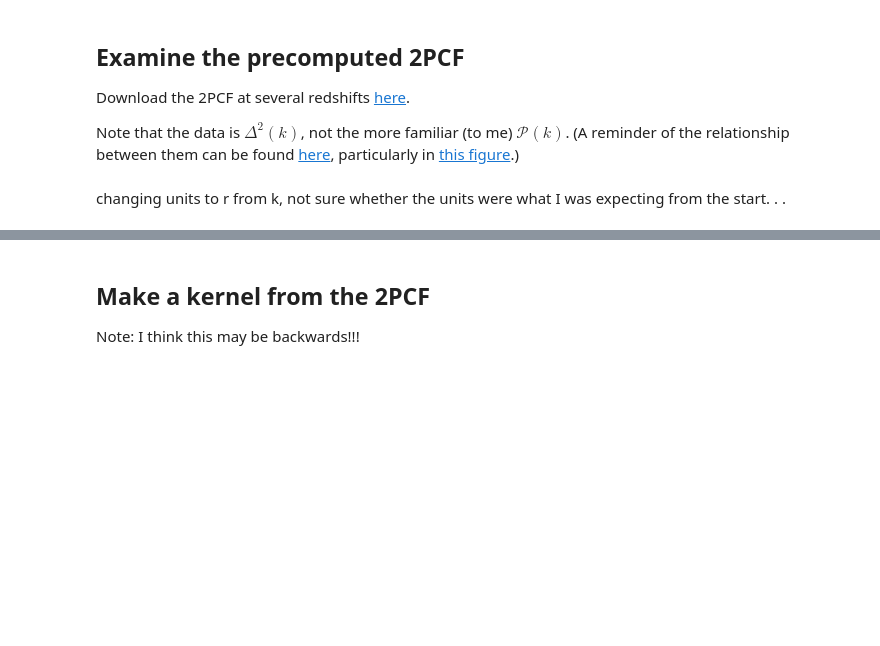
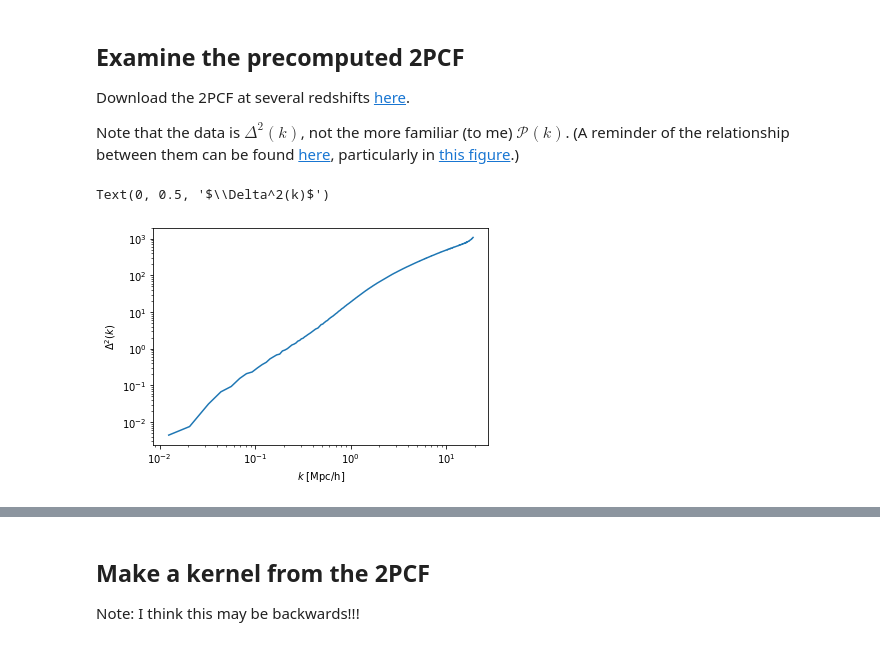
Before and after one commit to aimalz/recidivator, a Jupyter notebook: SLICS/2PCF-to-kernel.ipynb, the cells around one changed output, grey strips where cells are left out. Cells and saved outputs as stored; diff of their text form; code cells hidden in the pictures; blank space fills up the shorter version.

```diff
--- a/SLICS/2PCF-to-kernel.ipynb
+++ b/SLICS/2PCF-to-kernel.ipynb
@@ -18,4 +21,4 @@ Download the 2PCF at several redshifts [here](https://drive.google.com/drive/fol
 
 Note that the data is $\Delta^{2}(k)$, not the more familiar (to me) $\mathcal{P}(k)$.  (A reminder of the relationship between them can be found [here](http://universe-review.ca/R05-04-powerspectrum.htm), particularly in [this figure](http://universe-review.ca/I02-20-correlate1b.png).)
 # %%
-pk = np.genfromtxt('NptFns/0.042ngpps_new.dat_LOS1').T
+del2 = np.genfromtxt('NptFns/0.042ngpps_new.dat_LOS1').T
@@ -26,8 +27,9 @@ nk = pk.shape[-1]
-# %% [markdown]
-changing units to r from k, not sure whether the units were what I was expecting from the start. . .
 # %%
-plt.plot(2 * np.pi / pk[0], pk[1])
+plt.plot(del2[0], del2[1])
 plt.semilogx()
 plt.semilogy()
 plt.xlabel(r'$k$ [Mpc/h]')
 plt.ylabel(r'$\Delta^2(k)$')
+# %% [output]
+Text(0, 0.5, '$\\Delta^2(k)$')
+[figure, added]
```
Also changed, not shown: parts of 37 cells of this notebook.
